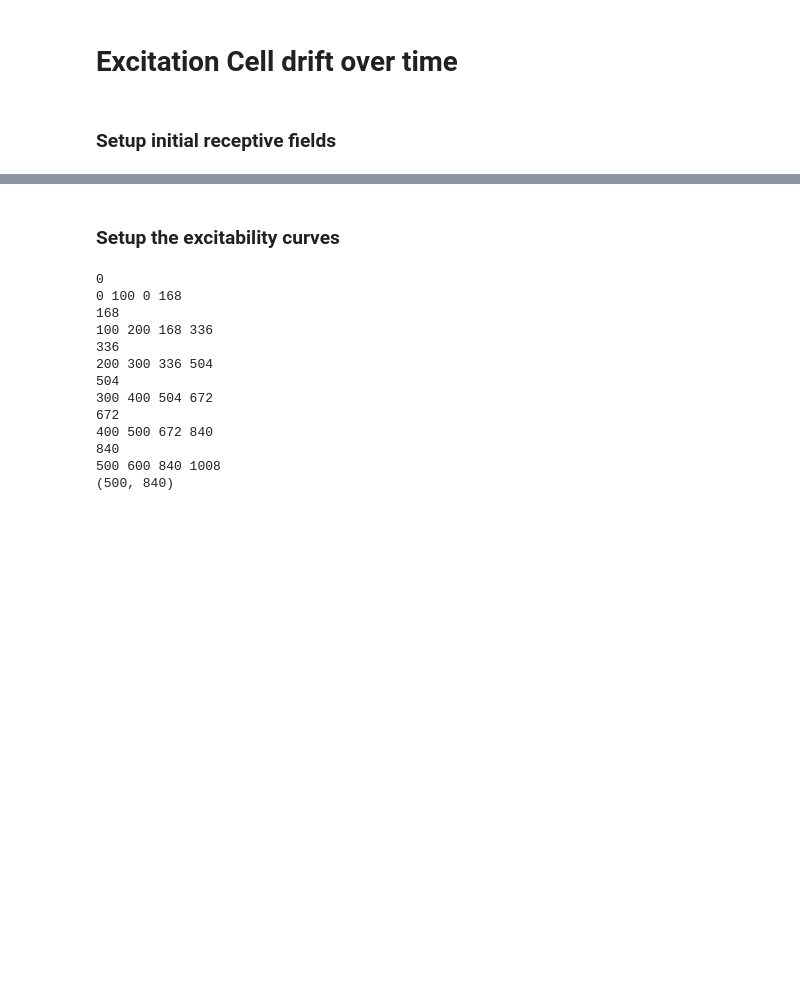
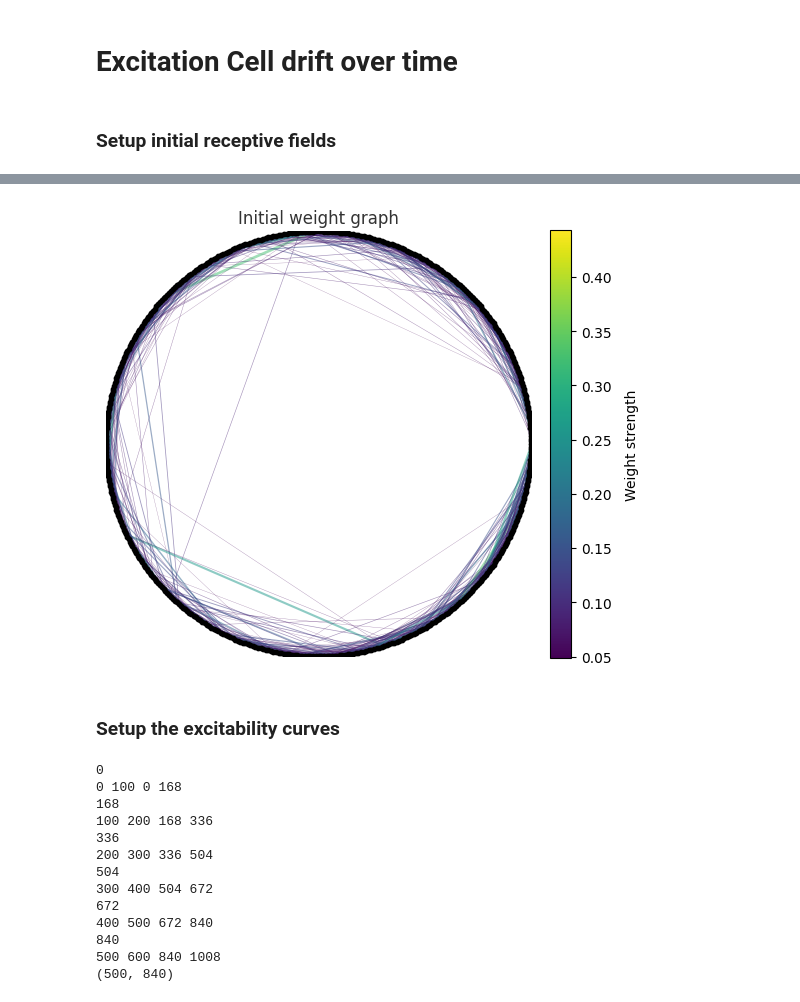
Before and after one commit to sctclif/place_cell_representational_drift, a Jupyter notebook: excitation_setup.ipynb, the cells around one changed output, grey strips where cells are left out. Saved outputs shown, nothing was run; the diff lists cells and outputs as text; code cells hidden in the pictures; blank space fills up the shorter version.

```diff
--- a/excitation_setup.ipynb
+++ b/excitation_setup.ipynb
@@ -97,0 +99,79 @@ plot_W_init_columns_as_curves(W_init, L=L, max_curves=500)
+# %%
+import numpy as np
+import matplotlib.pyplot as plt
+
+def plot_weight_graph(W_matrix, top_percent=5, max_edges=2000,
+                      node_size=10, title="Weight graph"):
+    """
+    W_matrix : (N, N) weight matrix at one time point.
+    top_percent : keep only the top X% strongest (positive) weights.
+    max_edges : hard cap on number of drawn edges.
+    """
+
+    W = W_matrix.copy()
+    N = W.shape[0]
+
+    # remove self-connections
+    np.fill_diagonal(W, 0)
+
+    # only positive weights for plotting
+    positive = W[W > 0]
+    if positive.size == 0:
+        print("No positive weights to plot.")
+        return
+
+    # threshold: keep only top X% strongest weights
+    thresh = np.percentile(positive, 100 - top_percent)
+    mask = W >= thresh
+
+    # get edge list (i, j) and corresponding weights
+    idx_i, idx_j = np.where(mask)
+    weights = W[idx_i, idx_j]
+    print(f"Plotting {len(weights)} edges (top {top_percent}%)")
+    # optional: limit to max_edges strongest edges
+    if len(weights) > max_edges:
+        order = np.argsort(weights)[-max_edges:]
+        idx_i, idx_j = idx_i[order], idx_j[order]
+        weights = weights[order]
+
+    # node positions on a circle
+    angles = np.linspace(0, 2 * np.pi, N, endpoint=False)
+    xs = np.cos(angles)
+    ys = np.sin(angles)
+
+    fig, ax = plt.subplots(figsize=(6, 6))
+    ax.set_aspect("equal")
+    ax.axis("off")
+
+    # draw nodes
+    ax.scatter(xs, ys, s=node_size, color="k", zorder=3)
+
+    # normalise weights for colour / linewidth
+    w_min, w_max = weights.min(), weights.max()
+    norm = plt.Normalize(vmin=w_min, vmax=w_max)
+    cmap = plt.cm.viridis
+
+    # draw edges
+    for i, j, w in zip(idx_i, idx_j, weights):
+        x1, y1 = xs[i], ys[i]
+        x2, y2 = xs[j], ys[j]
+        lw = 0.2 + 2.5 * (w - w_min) / (w_max - w_min + 1e-9)
+        ax.plot([x1, x2], [y1, y2],
+                linewidth=lw,
+                color=cmap(norm(w)),
+                alpha=0.5,
+                zorder=1)
+
+
+    sm = plt.cm.ScalarMappable(norm=norm, cmap=cmap)
+    sm.set_array([])
+    cbar = plt.colorbar(sm, ax=ax, fraction=0.046, pad=0.04)
+    cbar.set_label("Weight strength")
+
+    ax.set_title(title)
+    plt.show()
+
+# Example usage:
+plot_weight_graph(W_baseline, top_percent=1, max_edges=10000,
+                  node_size=10, title="Initial weight graph")
+# %% [output]
@@ -98,3 +179,4 @@ plot_W_init_columns_as_curves(W_init, L=L, max_curves=500)
+[figure, added]
 # %% [markdown]
 ### Setup the excitability curves
 # %%
```
Also changed, not shown: parts of 8 cells of this notebook, 3 other files.
